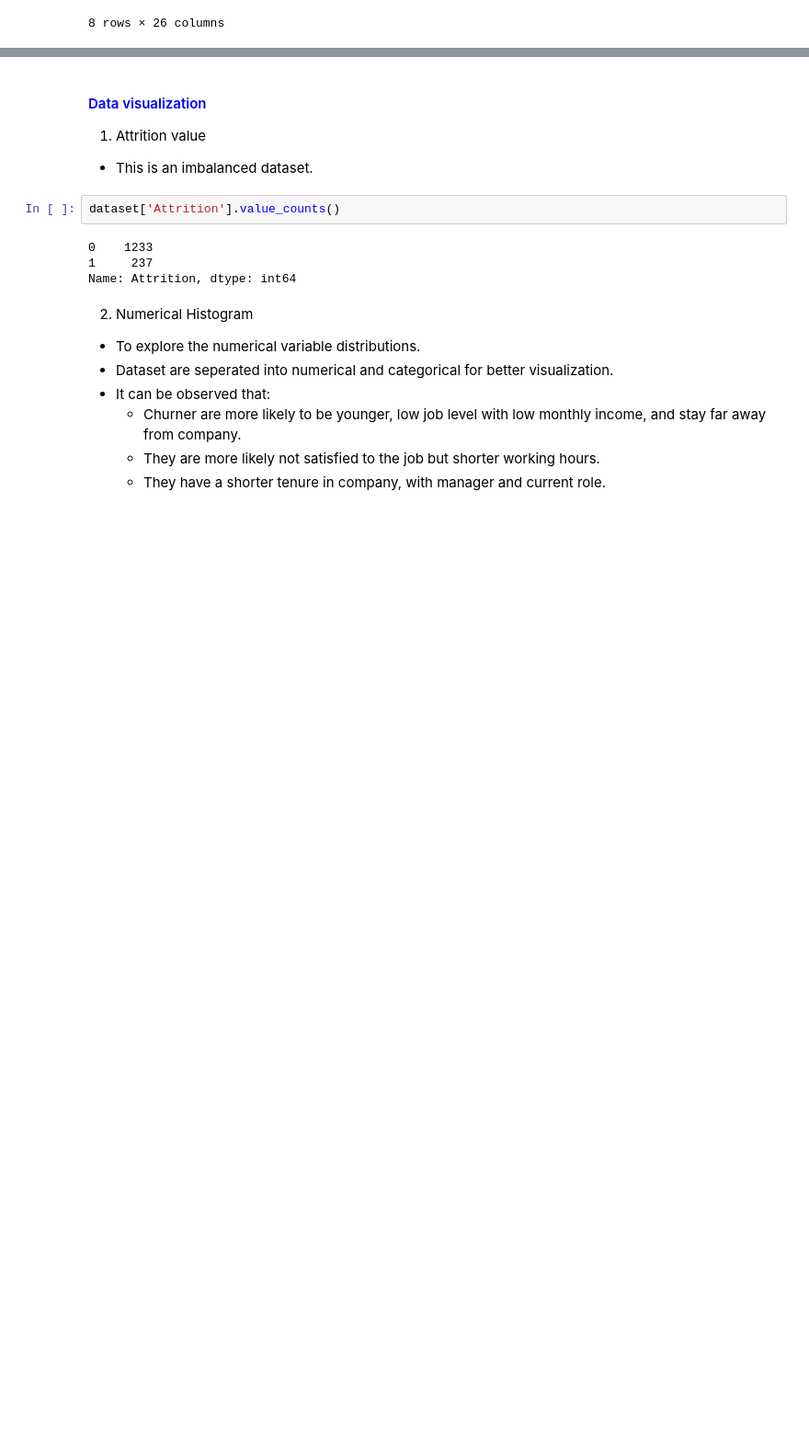
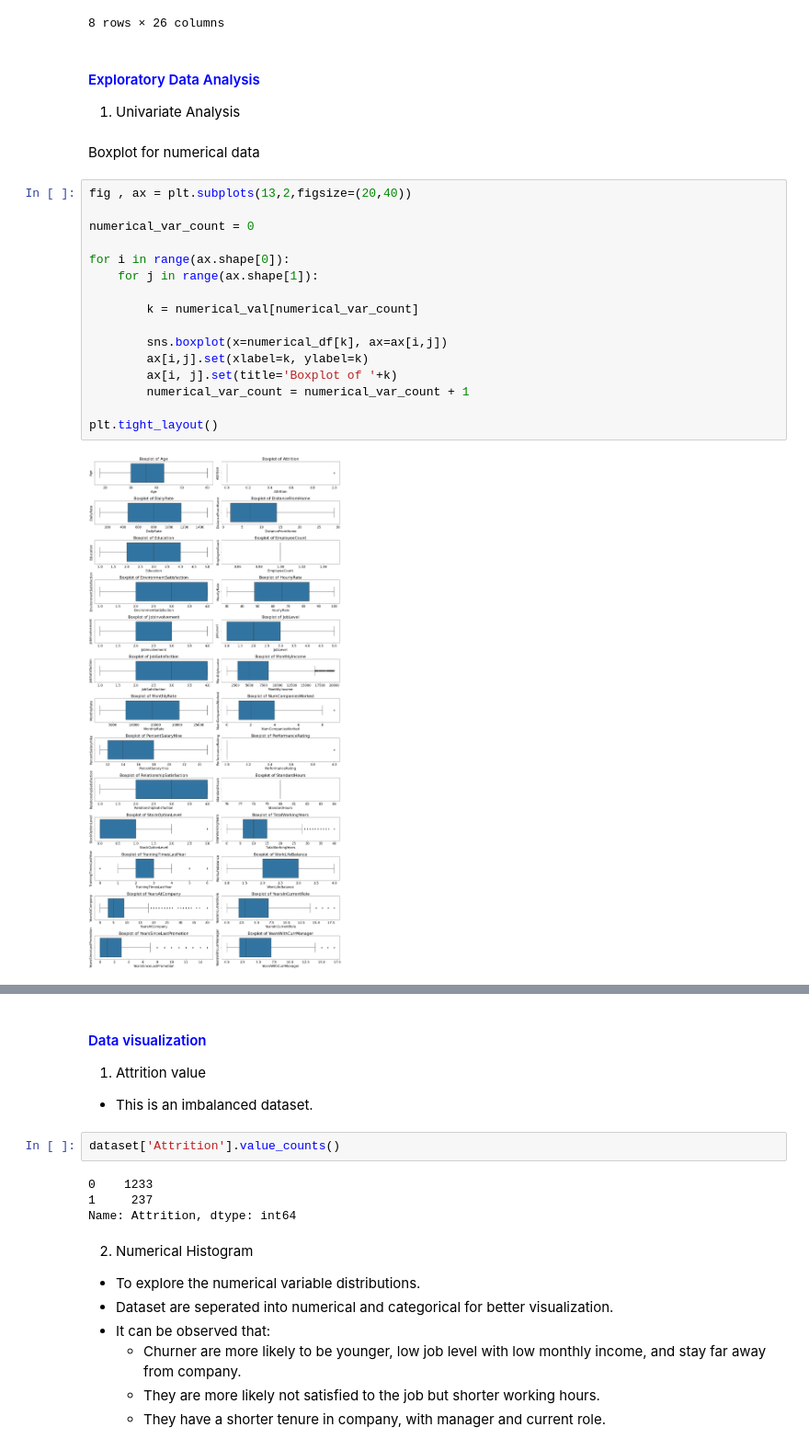
Before and after one commit to karlok818/Employee-Churn-Prediction, a Jupyter notebook: Data Analysis Group Project.ipynb, the cells around one changed output, grey strips where cells are left out. Shown at 92% size. Drawn from its saved outputs; the diff is of its cells as text; blank space fills up the shorter version.

Commit message:
feat(notebook): added univariate analysis

```diff
--- a/Data Analysis Group Project.ipynb
+++ b/Data Analysis Group Project.ipynb
@@ -215,3 +216,26 @@ dataset.describe()
 | 75% | 43.000000 | 0.000000 | 1157.000000 | 14.000000 | 4.000000 | 1.0 | 4.000000 | ... |
 | max | 60.000000 | 1.000000 | 1499.000000 | 29.000000 | 5.000000 | 1.0 | 4.000000 | ... |
 8 rows × 26 columns
+# %% [markdown]
+#### <a style="color:blue;">Exploratory Data Analysis</a>
+1. Univariate Analysis
+# %% [markdown]
+Boxplot for numerical data
+# %%
+fig , ax = plt.subplots(13,2,figsize=(20,40))
+
+numerical_var_count = 0
+
+for i in range(ax.shape[0]):
+    for j in range(ax.shape[1]):
+
+        k = numerical_val[numerical_var_count]
+
+        sns.boxplot(x=numerical_df[k], ax=ax[i,j])
+        ax[i,j].set(xlabel=k, ylabel=k)
+        ax[i, j].set(title='Boxplot of '+k)
+        numerical_var_count = numerical_var_count + 1
+
+plt.tight_layout()
+# %% [output]
+[figure, added]
```
Also changed, not shown: parts of 7 cells of this notebook, 3 other files.
